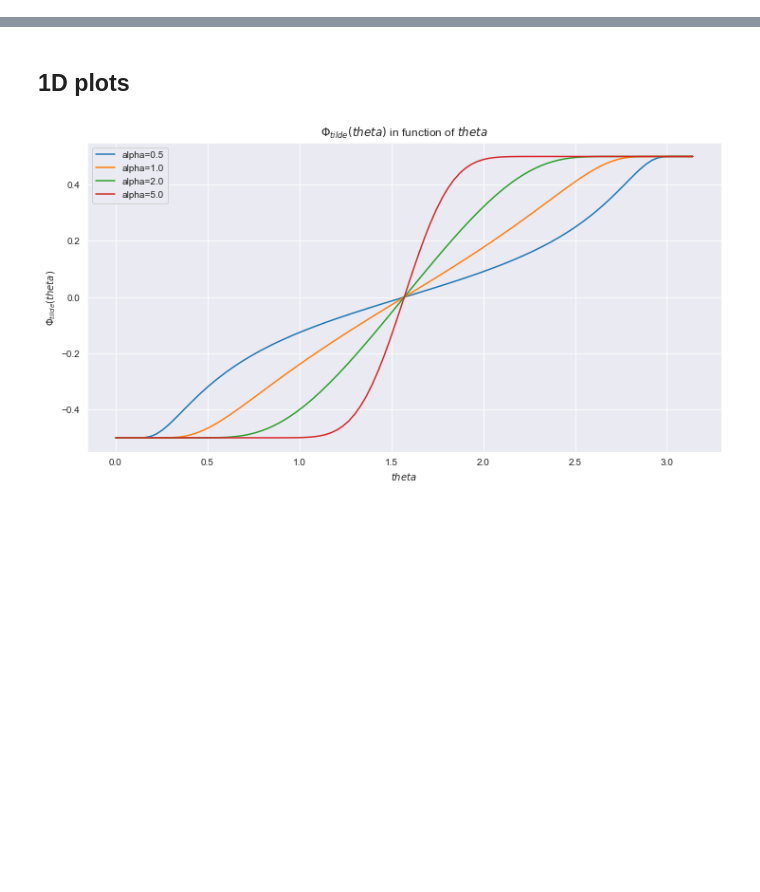
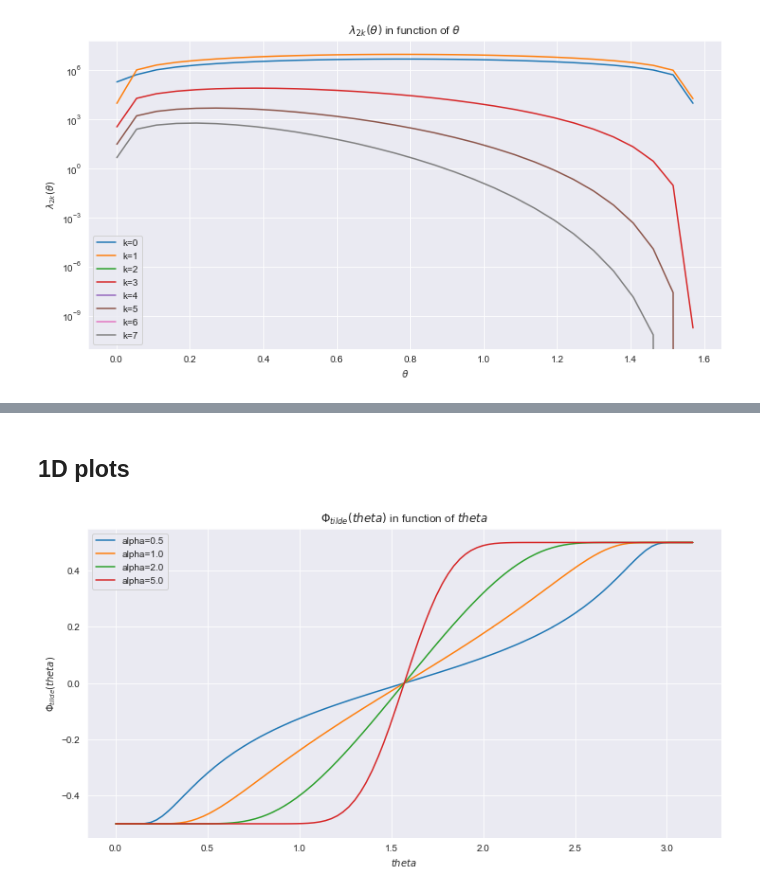
Before and after one commit to karl-hajjar/learning-structure, a Jupyter notebook: learning-structure/notebooks/velocity-theta.ipynb, the cells around one changed output, grey strips where cells are left out. Drawn from its saved outputs; the diff is of its cells as text; code cells hidden in the pictures; blank space fills up the shorter version.

```diff
--- a/learning-structure/notebooks/velocity-theta.ipynb
+++ b/learning-structure/notebooks/velocity-theta.ipynb
@@ -312,0 +133,14 @@ def odd_q_tilde(alpha, theta, mean=0, scale=1, sign=True, d_H=1):
+# %%
+figsize = (12, 6)
+plt.figure(figsize=figsize)
+for i, k in enumerate(ks):
+    plt.plot(thetas, ys[i], label='k={:,}'.format(i))
+    plt.yscale('log')
+
+plt.title('$\lambda_{2k}(\\theta)$ in function of $\\theta$')
+plt.xlabel('$\\theta$')
+plt.ylabel('$\lambda_{2k}(\\theta)$')
+plt.legend()
+plt.show()
+# %% [output]
+[figure, added]
```
Also changed, not shown: parts of 113 cells of this notebook, 7 other files.
